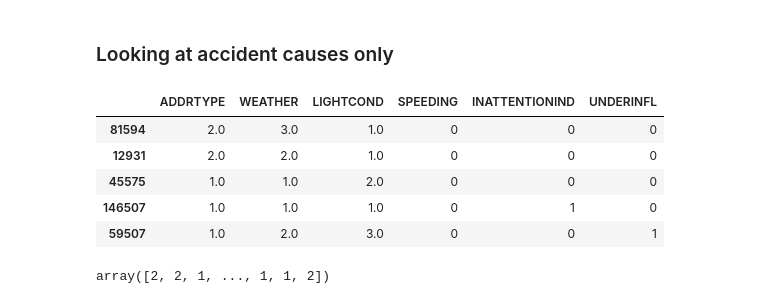
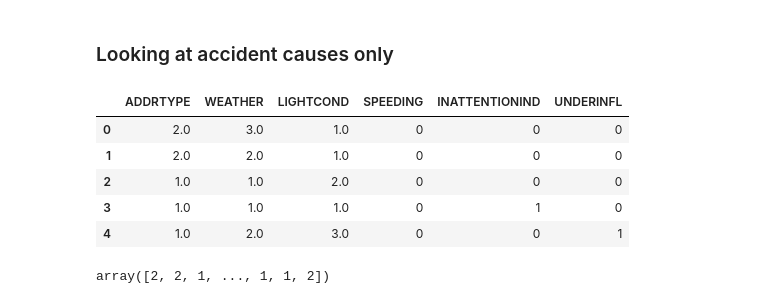
Before and after one commit to soleilvertZZ/Coursera_Capstone, a Jupyter notebook: Car Accident Prediction-final.ipynb, the cells around one changed output. Drawn from its saved outputs; the diff is of its cells as text; code cells hidden in the pictures.

```diff
--- a/Notebook/Car Accident Prediction-final.ipynb
+++ b/Car Accident Prediction-final.ipynb
@@ -448,6 +448,7 @@ df2['UNDERINFL'].replace(to_replace=['N','0','Y','1'],value=[0,0,1,1],inplace=Tr
 df2['HITPARKEDCAR'].replace(to_replace=['N','Y'],value=[0,1],inplace=True)
 # %%
 df2=df2.dropna(how='any')
+df2.reset_index(drop=True,inplace=True)
 df2
 # %% [output]
 |  | SEVERITYCODE | LOCATION | ADDRTYPE | COLLISIONTYPE | PERSONCOUNT | PEDCOUNT | PEDCYLCOUNT | VEHCOUNT | ... |
@@ -599,14 +601,15 @@ plt.imshow(img,interpolation='nearest')
 ### Looking at accident causes only
 # %%
 X1=df2[['ADDRTYPE','WEATHER','LIGHTCOND','SPEEDING','INATTENTIONIND','UNDERINFL']]
+X1.reset_index(drop=True,inplace=True)
 X1.head()
 # %% [output]
 |  | ADDRTYPE | WEATHER | LIGHTCOND | SPEEDING | INATTENTIONIND | UNDERINFL |
-| 81594 | 2.0 | 3.0 | 1.0 | 0 | 0 | 0 |
-| 12931 | 2.0 | 2.0 | 1.0 | 0 | 0 | 0 |
-| 45575 | 1.0 | 1.0 | 2.0 | 0 | 0 | 0 |
-| 146507 | 1.0 | 1.0 | 1.0 | 0 | 1 | 0 |
-| 59507 | 1.0 | 2.0 | 3.0 | 0 | 0 | 1 |
+| 0 | 2.0 | 3.0 | 1.0 | 0 | 0 | 0 |
+| 1 | 2.0 | 2.0 | 1.0 | 0 | 0 | 0 |
+| 2 | 1.0 | 1.0 | 2.0 | 0 | 0 | 0 |
+| 3 | 1.0 | 1.0 | 1.0 | 0 | 1 | 0 |
+| 4 | 1.0 | 2.0 | 3.0 | 0 | 0 | 1 |
 # %%
 X_train, X_test, y_train, y_test = train_test_split(X1, y, test_size=0.2, random_state=4)
 Tree1 = DecisionTreeClassifier(criterion="entropy", max_depth =5)
```
Also changed, not shown: parts of 2 cells of this notebook.
